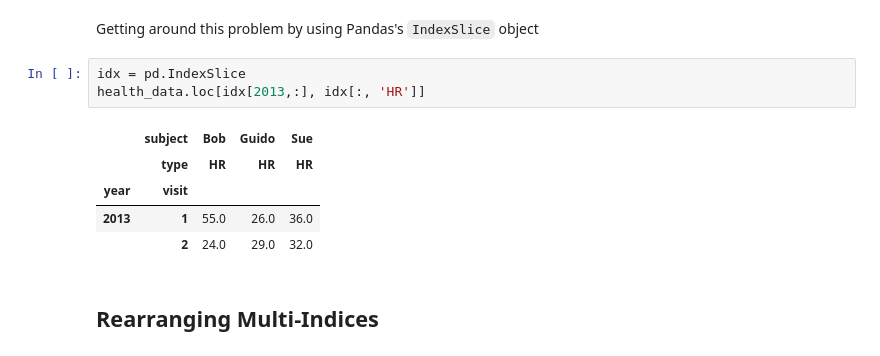
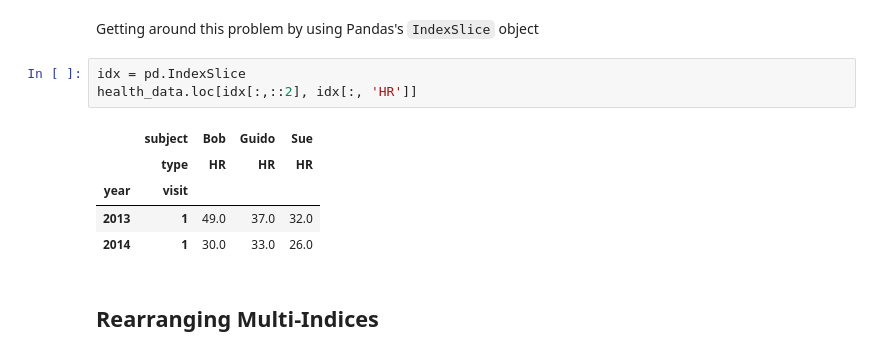
Before and after one commit to Laishuxin/python_data_science, a Jupyter notebook: 05.05_Pandas_Hierachical_Indexing.ipynb, the cells around one changed output. Drawn from its saved outputs; the diff is of its cells as text.

```diff
--- a/05.05_Pandas_Hierachical_Indexing.ipynb
+++ b/05.05_Pandas_Hierachical_Indexing.ipynb
@@ -386,13 +386,13 @@ SyntaxError: invalid syntax (<ipython-input-125-186aa6537cbc>, line 1)
 Getting around this problem by using Pandas's `IndexSlice` object
 # %%
 idx = pd.IndexSlice
-health_data.loc[idx[2013,:], idx[:, 'HR']]
+health_data.loc[idx[:,::2], idx[:, 'HR']]
 # %% [output]
 |  | subject | Bob | Guido | Sue |
 |  | type | HR | HR | HR |
 | year | visit |  |  |  |
-| 2013 | 1 | 55.0 | 26.0 | 36.0 |
-|  | 2 | 24.0 | 29.0 | 32.0 |
+| 2013 | 1 | 49.0 | 37.0 | 32.0 |
+| 2014 | 1 | 30.0 | 33.0 | 26.0 |
 # %% [markdown]
 ## Rearranging Multi-Indices
 # %% [markdown]
```
Also changed, not shown: parts of 19 cells of this notebook, 3 other files.
